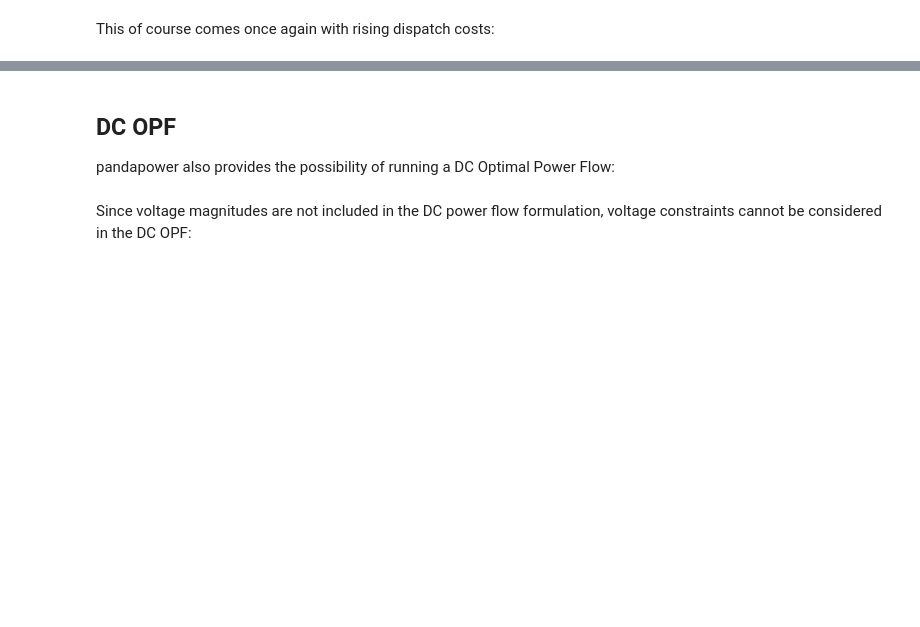
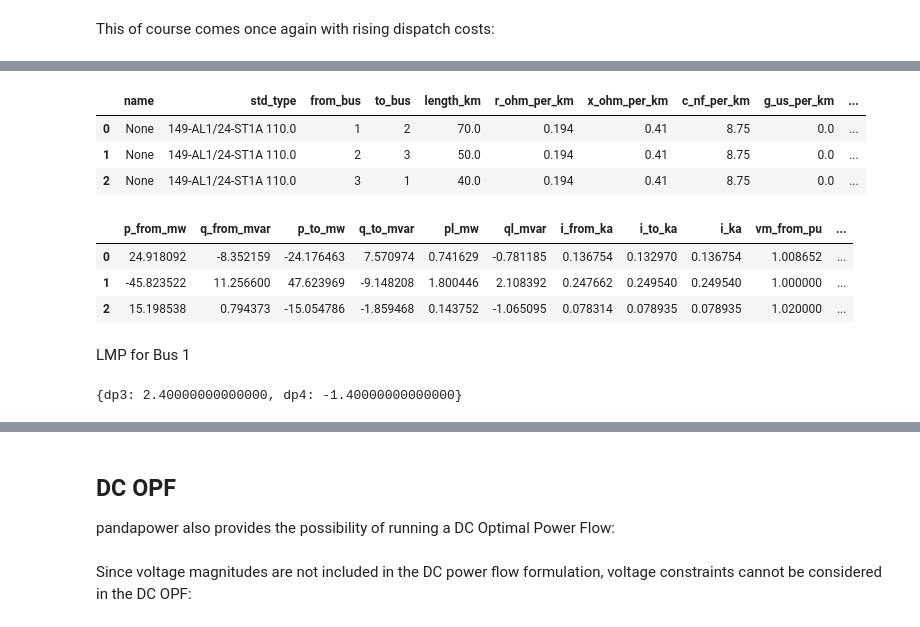
Before and after one commit to atik-arshad/PSPlab22_1112284_atik, a Jupyter notebook: Lab_Session_6/lab_assignment_opf_basic.ipynb, the cells around one changed output, grey strips where cells are left out. Cells and saved outputs as stored; diff of their text form; code cells hidden in the pictures; blank space fills up the shorter version.

```diff
--- a/Lab_Session_6/lab_assignment_opf_basic.ipynb
+++ b/Lab_Session_6/lab_assignment_opf_basic.ipynb
@@ -262,0 +265,14 @@ net.res_cost
+# %%
+net.line
+# %% [output]
+|  | name | std_type | from_bus | to_bus | length_km | r_ohm_per_km | x_ohm_per_km | c_nf_per_km | g_us_per_km | ... |
+| 0 | None | 149-AL1/24-ST1A 110.0 | 1 | 2 | 70.0 | 0.194 | 0.41 | 8.75 | 0.0 | ... |
+| 1 | None | 149-AL1/24-ST1A 110.0 | 2 | 3 | 50.0 | 0.194 | 0.41 | 8.75 | 0.0 | ... |
+| 2 | None | 149-AL1/24-ST1A 110.0 | 3 | 1 | 40.0 | 0.194 | 0.41 | 8.75 | 0.0 | ... |
+# %%
+net.res_line
+# %% [output]
+|  | p_from_mw | q_from_mvar | p_to_mw | q_to_mvar | pl_mw | ql_mvar | i_from_ka | i_to_ka | i_ka | vm_from_pu | ... |
+| 0 | 24.918092 | -8.352159 | -24.176463 | 7.570974 | 0.741629 | -0.781185 | 0.136754 | 0.132970 | 0.136754 | 1.008652 | ... |
+| 1 | -45.823522 | 11.256600 | 47.623969 | -9.148208 | 1.800446 | 2.108392 | 0.247662 | 0.249540 | 0.249540 | 1.000000 | ... |
+| 2 | 15.198538 | 0.794373 | -15.054786 | -1.859468 | 0.143752 | -1.065095 | 0.078314 | 0.078935 | 0.078935 | 1.020000 | ... |
@@ -262,0 +284,13 @@ net.res_cost
+# %% [markdown]
+LMP for Bus 1
+# %%
+# Setting constrants on Line 2 (from Bus 2 to Bus 4) - Maximum loading 17%
+dp3,dp4 = sy.symbols("dp3 dp4") # dp3 - Power change at Bus 3, dp4 Power change at Bus 4
+expr1 = (dp3 + dp4 -1) # Bus3 and Bus 4 to supply 1 MW power to Bus 2.
+# for Bus 4 to supply 1 MW to Bus 2, 75% power would flow from bus 4 to 2 and 25% power would flow from Bus 4 to Bus 3 to Bus 2.
+# for Bus 3 to supply 1 MW to Bus 2, 56.25% power would flow from bus 3 to 2 and 43.75% power would flow from Bus 3 to Bus 4 to Bus 2.
+expr2 = (0.75*dp4 + 0.4375*dp3)
+sol = sy.solve((expr1,expr2),(dp3,dp4))
+sol
+# %% [output]
+{dp3: 2.40000000000000, dp4: -1.40000000000000}
```
Also changed, not shown: parts of 30 cells of this notebook.
